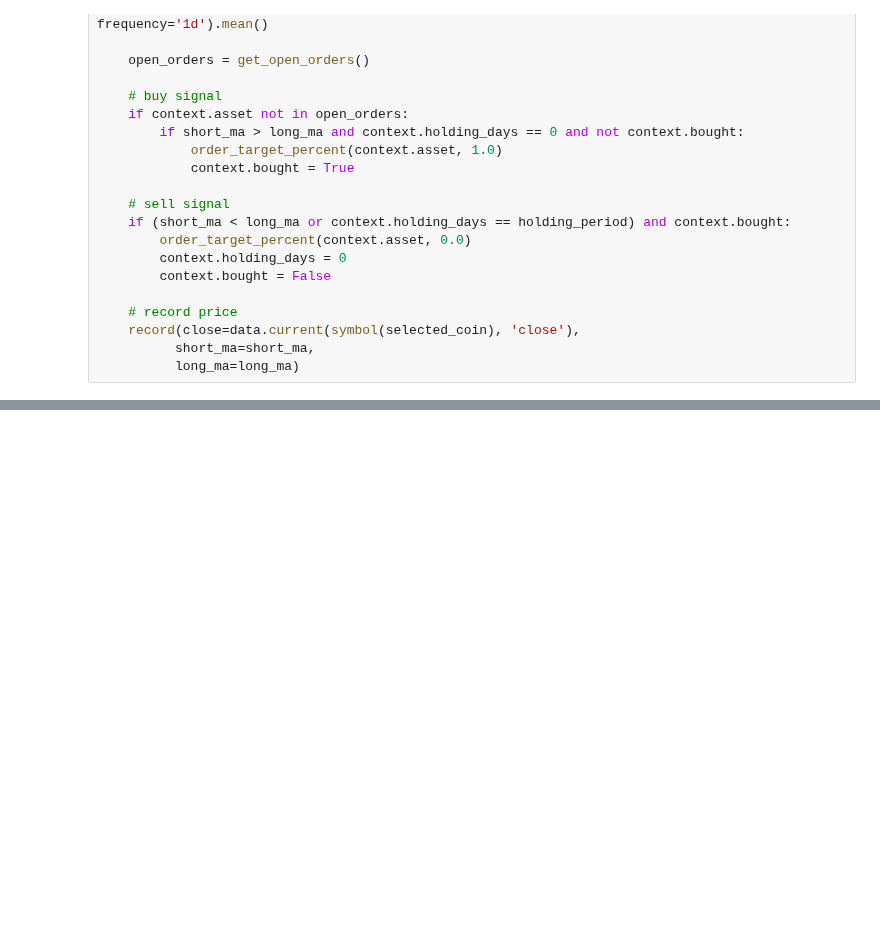
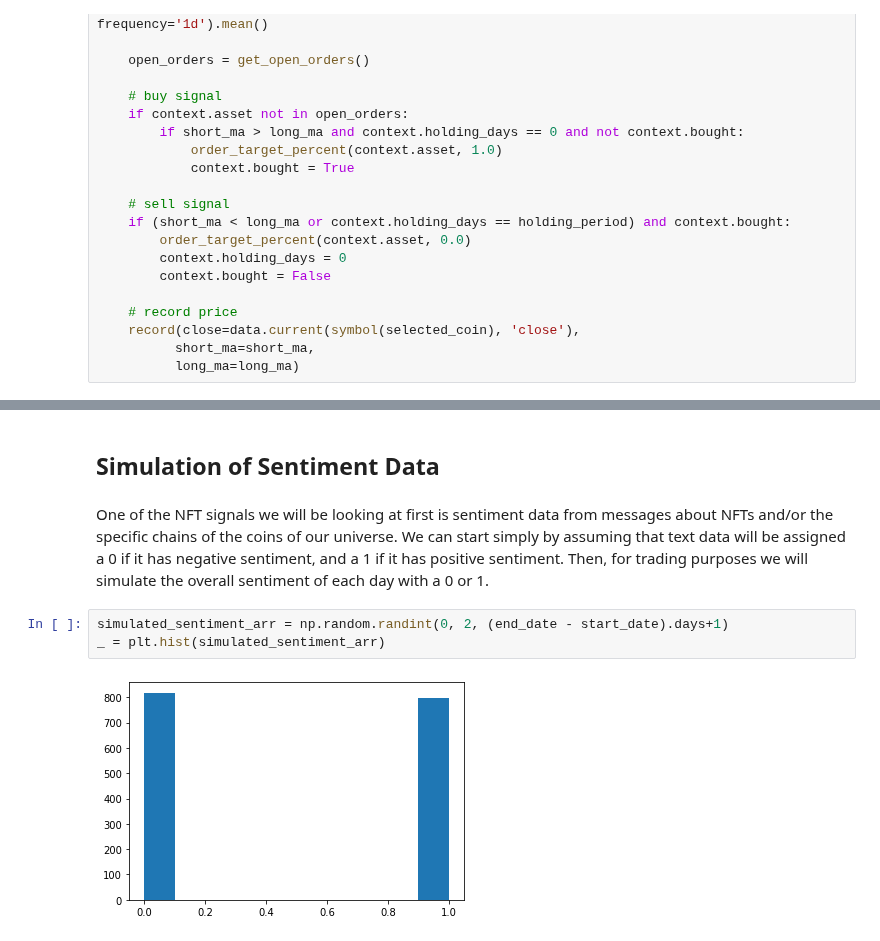
Before and after one commit to amicha02/ape_mining, a Jupyter notebook: notebooks/2.0-mw-pipeline-test.ipynb, the cells around one changed output, grey strips where cells are left out. Saved outputs shown, nothing was run; the diff lists cells and outputs as text; blank space fills up the shorter version.

```diff
--- a/notebooks/2.0-mw-pipeline-test.ipynb
+++ b/notebooks/2.0-mw-pipeline-test.ipynb
@@ -148,0 +114,9 @@ KeyboardInterrupt:
+# %% [markdown]
+## Simulation of Sentiment Data
+# %% [markdown]
+One of the NFT signals we will be looking at first is sentiment data from messages about NFTs and/or the specific chains of the coins of our universe. We can start simply by assuming that text data will be assigned a 0 if it has negative sentiment, and a 1 if it has positive sentiment. Then, for trading purposes we will simulate the overall sentiment of each day with a 0 or 1.
+# %%
+simulated_sentiment_arr = np.random.randint(0, 2, (end_date - start_date).days+1)
+_ = plt.hist(simulated_sentiment_arr)
+# %% [output]
+[figure, added]
```
Also changed, not shown: parts of 10 cells of this notebook, 1 other file.
